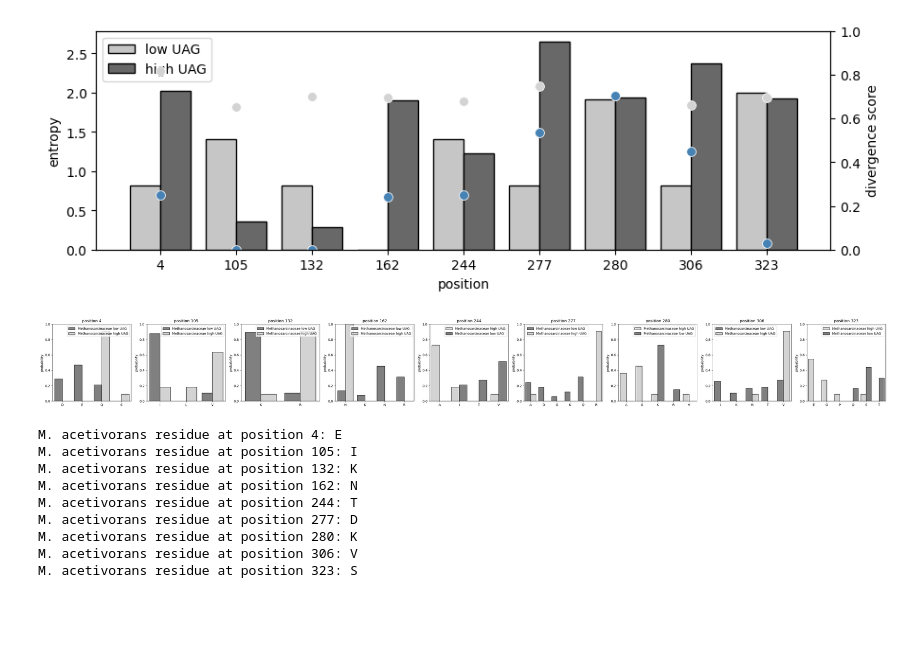
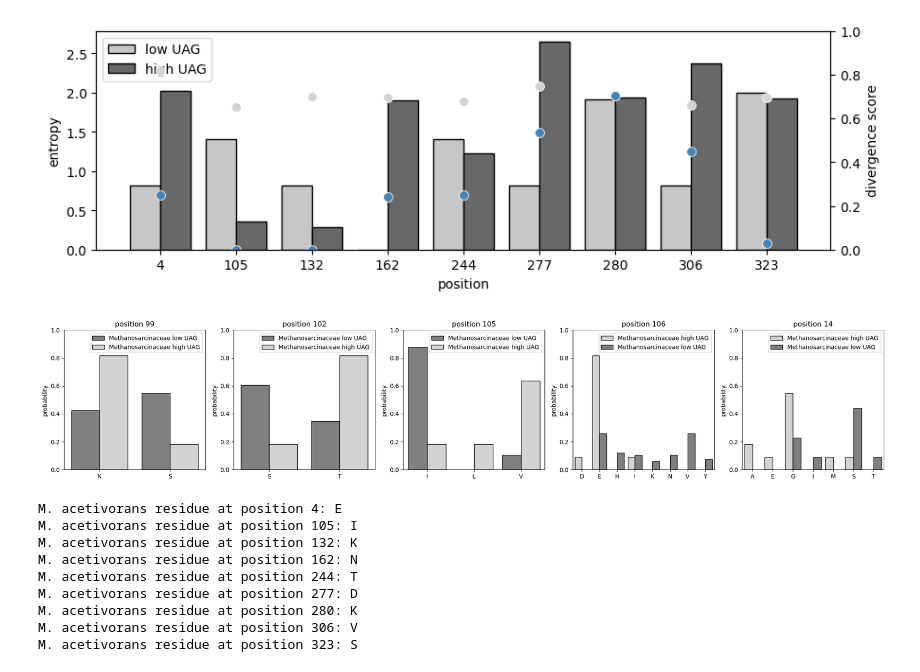
Before and after one commit to pipparichter/pyrrolysine, a Jupyter notebook: notebooks/methanosarcinaceae.ipynb, the cells around one changed output. Cells and saved outputs as stored; diff of their text form; code cells hidden in the pictures; blank space fills up the shorter version.

```diff
--- a/notebooks/methanosarcinaceae.ipynb
+++ b/notebooks/methanosarcinaceae.ipynb
@@ -140,7 +140,7 @@ def figure(arf1_df:pd.DataFrame, level:str='family', taxon='Methanosarcinaceae')
 
     for i in range(len(levels) - 1):
         figure_df = pd.DataFrame(arf1_df.drop_duplicates(levels[i + 1]).value_counts([levels[i], 'category']))
-        sns.histplot(figure_df, x='count', color='gray', ax=axes[i], hue='category', palette='Grays', common_norm=False, multiple='dodge', stat='count', shrink=0.8)
+        sns.histplot(figure_df, x='count', color='gray', ax=axes[i], hue='category', discrete=True, palette='Grays', common_norm=False, multiple='dodge', stat='count')
         axes[i].set_title(f'{levels[i + 1]} per {levels[i]}')
         axes[i].set_xlim(xmin=0, xmax=figure_df['count'].max())
         axes[i].set_ylabel('count')
@@ -372,35 +356,36 @@ def plot_distribution(figure_df, ax:plt.Axes=None, position:int=None, palette=No
 def figure(taxon:str=None, positions:list=None, min_frequency=0.05, use_dayhoff=False):
     M = {group:get_frequency_matrix(msa_df.loc[arf1_df.index][mask].copy(), use_dayhoff=use_dayhoff, normalize=False) for group, mask in masks.items()}
 
     figure_df = [M[taxon].assign(category=f'{taxon} low UAG')]
     figure_df += [M['background'].assign(category=f'high UAG')]
     figure_df += [M[f'{taxon}_background'].assign(category=f'{taxon} high UAG')]
     figure_df = pd.concat(figure_df)
     figure_df = figure_df.melt(var_name='residue', id_vars=['category', 'position'], value_name='frequency')
 
     figure_df = figure_df[figure_df.category != 'high UAG'].copy()
     palette = {f'{taxon} low UAG':'gray', f'{taxon} high UAG':'lightgray', 'high UAG':'lightgray'}
 
 
     if len(positions) == 1:
         fig, ax = plt.subplots(figsize=(3.5, 3.5))
         axes = [ax]
     else:
         fig, axes = plt.subplots(ncols=len(positions), figsize=(4 * len(positions), 4), sharey=False)
 
     for position, ax in zip(positions, axes):
         plot_distribution(figure_df, ax=ax, position=position, palette=palette, min_frequency=min_frequency)
         if use_dayhoff:
             ax.set_xticks(ax.get_xticks(), labels=[dayhoff_descriptions.get(symbol.get_text(), '-').replace(' ', '\n') for symbol in ax.get_xticklabels()], rotation=0, fontsize=15)
 
     fig.tight_layout()
     plt.show()
 
 # figure(taxon=taxon, positions=[81, 88, 403, 283])
 # figure(taxon=taxon, positions=[51, 67, 105, 132, 162])
-figure(taxon=taxon, positions=positions)
+# figure(taxon=taxon, positions=positions)
+figure(taxon=taxon, positions=[99, 102, 105, 106, 14])
 # %% [output]
-[figure, old version]
+[figure, new version]
 # %%
 m_acetivorans_genome_id = 'GCF_000007345.1'
 m_acetivorans_id = arf1_df[arf1_df.genome_id == m_acetivorans_genome_id].index[0]
```
Also changed, not shown: parts of 8 cells of this notebook.
